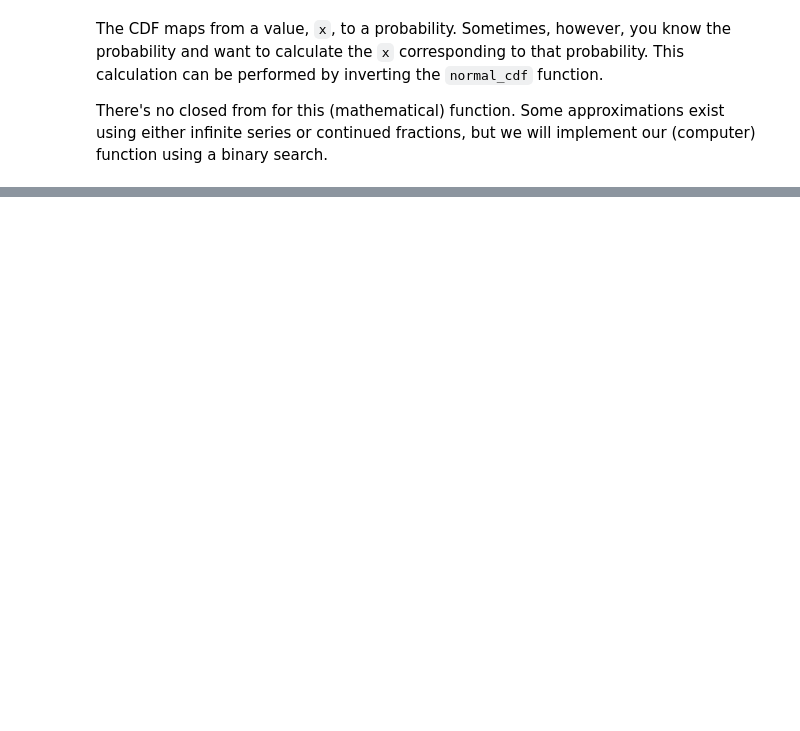
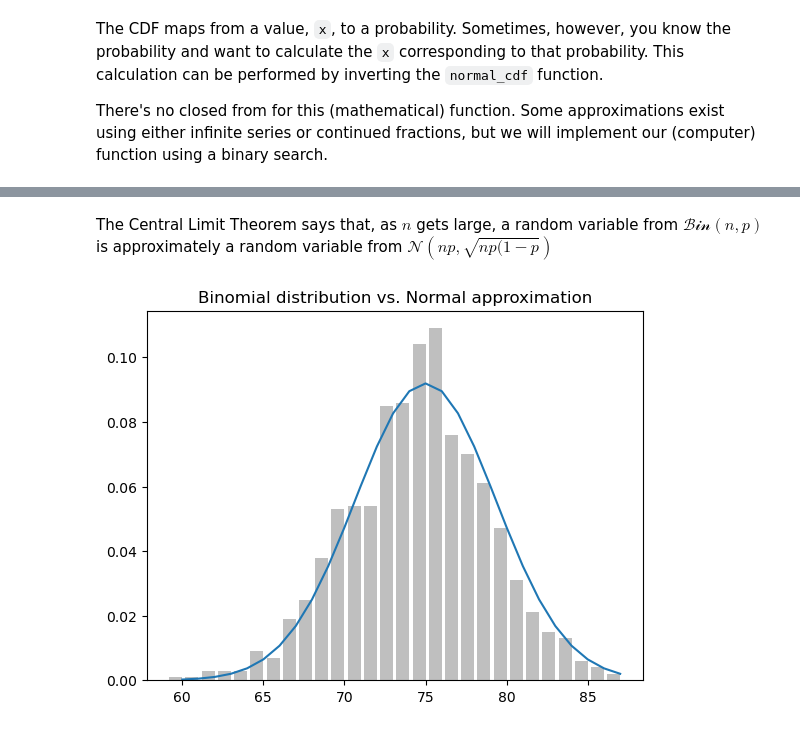
Before and after one commit to mrwizard82d1/dsfs-2e, a Jupyter notebook: 06-Probability.ipynb, the cells around one changed output, grey strips where cells are left out. Saved outputs shown, nothing was run; the diff lists cells and outputs as text; code cells hidden in the pictures; blank space fills up the shorter version.

```diff
--- a/06-Probability.ipynb
+++ b/06-Probability.ipynb
@@ -254,0 +310,28 @@ There's no closed from for this (mathematical) function. Some approximations exi
+# %% [markdown]
+The Central Limit Theorem says that, as $n$ gets large, a random variable from $\mathcal{Bin}(n, p)$ is approximately a random variable from $\mathcal{N}(np, \sqrt{np(1 - p})$
+# %%
+# Let's check this result by plotting both the binomial (using a histogram) and a continuous normal distribution.
+def binomial_histogram(p: float, n: int, num_points: int) -> None:
+    """Plots a histogram from a Bin(n, p) mass function."""
+    data = [scratch.probability.binomial(n, p) for _ in range(num_points)]
+
+    # Use a bar chart to show the values sampled from the binomial distribution.
+    histogram = Counter(data)
+    plt.bar([x - 0.4 for x in histogram.keys()],  # shift each bar by half-a-bar width
+            [v / num_points for v in histogram.values()],  # fraction of values
+            0.8,  # width of each bar
+            color='0.75')
+
+    # Plot samples from the expected normal distribution using a line chart
+    mu = n * p
+    sigma = math.sqrt(n * p * (1 - p))
+
+    xs = range(min(data), max(data) + 1)
+    ys = [scratch.probability.normal_cdf(i + 0.5, mu, sigma) - scratch.probability.normal_cdf(i - 0.5, mu, sigma) for i in xs]
+    plt.plot(xs, ys)
+    plt.title('Binomial distribution vs. Normal approximation')
+    plt.show()
+# %%
+binomial_histogram(0.75, 100, 1000)
+# %% [output]
+[figure, added]
```
Also changed, not shown: parts of 14 cells of this notebook, 1 other file.
